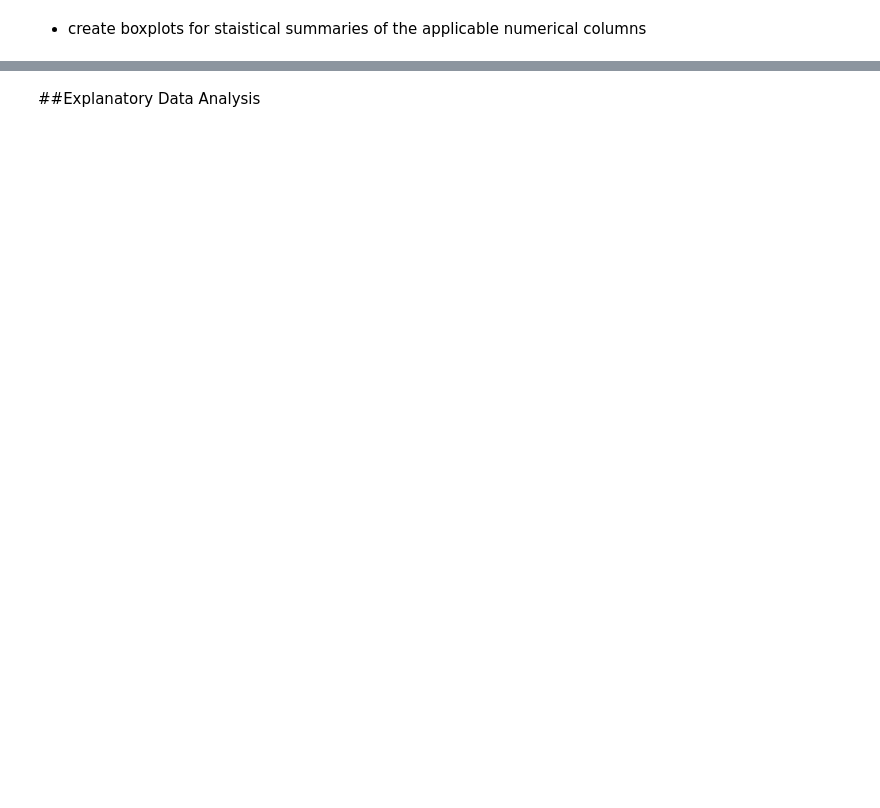
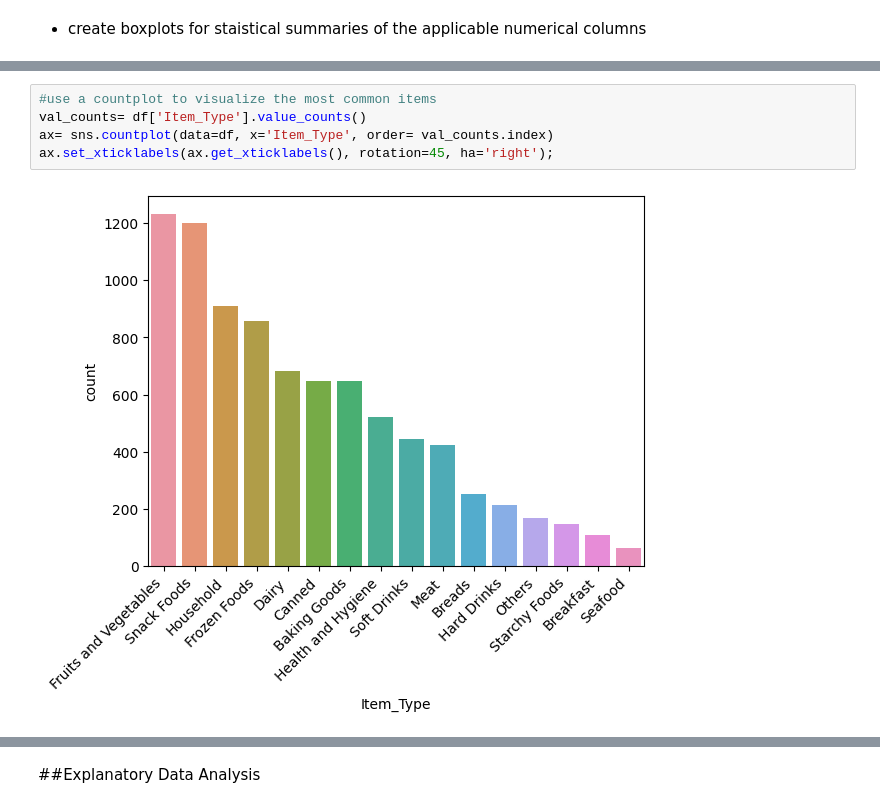
Before and after one commit to clovestad/Prediction_of_Product_Sales, a Jupyter notebook: sales_predictions.ipynb, the cells around one changed output, grey strips where cells are left out. Saved outputs shown, nothing was run; the diff lists cells and outputs as text; blank space fills up the shorter version.

```diff
--- a/sales_predictions.ipynb
+++ b/sales_predictions.ipynb
@@ -166,0 +404,7 @@ g= sns.catplot(data=df, x='Item_Outlet_Sales',y='Item_MRP',hue='Item_Outlet_Sale
+# %%
+#use a countplot to visualize the most common items
+val_counts= df['Item_Type'].value_counts()
+ax= sns.countplot(data=df, x='Item_Type', order= val_counts.index)
+ax.set_xticklabels(ax.get_xticklabels(), rotation=45, ha='right');
+# %% [output]
+[figure, added]
```
Also changed, not shown: parts of 32 cells of this notebook.
